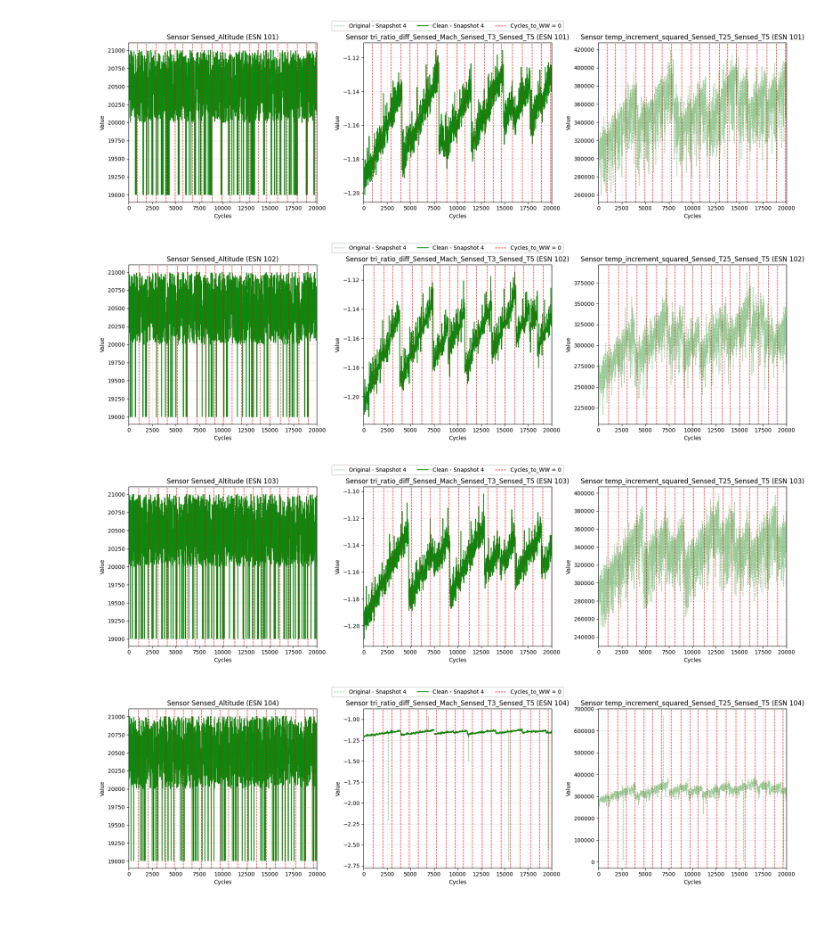
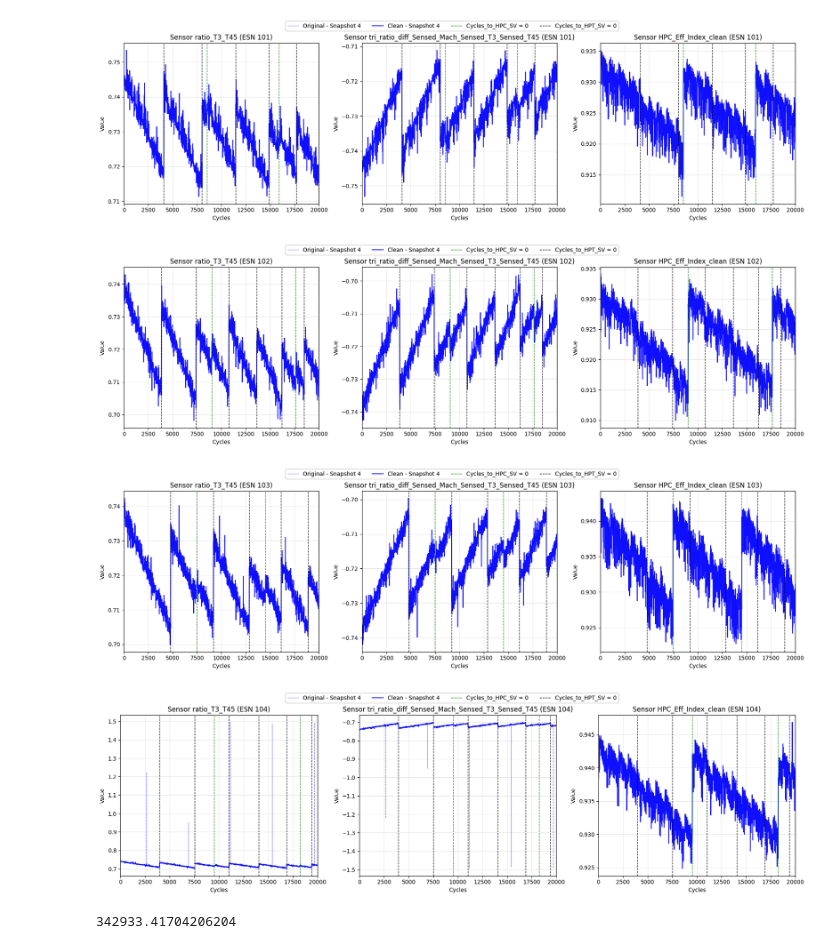
Before and after one commit to SbattellaMattia/PHM-North-America-2025-Conference-Data-Challenge, a Jupyter notebook: 1-Preprocessing/outlier_removal.ipynb, the cells around one changed output. Drawn from its saved outputs; the diff is of its cells as text; code cells hidden in the pictures; blank space fills up the shorter version.

Commit message:
add hample filter for outliers

```diff
--- a/1-Preprocessing/outlier_removal.ipynb
+++ b/1-Preprocessing/outlier_removal.ipynb
@@ -143,7 +95,7 @@ df['ratio_Core_Speed_T5'] = df['Sensed_Core_Speed'] / (df['Sensed_T5'] + 1e-6)
 df['ratio_Ps3_P25'] = df['Sensed_Ps3'] / (df['Sensed_P25'] + 1e-6)
 df['ratio_T3_T5'] = df['Sensed_T3'] / (df['Sensed_T5'] + 1e-6)
 df['ratio_Pt2_Ps3'] = df['Sensed_Pt2'] / (df['Sensed_Ps3'] + 1e-6)
-df['tri_ratio_diff_Sensed_Mach_Sensed_T3_Sensed_T5'] = (df['Sensed_Mach'] - df['Sensed_T3']) / (df['Sensed_T5'] + 1e-6)
+df['tri_ratio_diff_Sensed_Mach_Sensed_T3_Sensed_T45'] = (df['Sensed_Mach'] - df['Sensed_T3']) / (df['Sensed_T45'] + 1e-6)
 # --- 2. Thermodynamic Efficiency Indicators (HPC specific) ---
 # HPC Pressure Ratio (PR)
 df['HPC_PR'] = df['Sensed_Ps3'] / df['Sensed_P25']
@@ -153,34 +105,46 @@ df['HPC_TR'] = df['Sensed_T3'] / df['Sensed_T25']
 gamma = 1.4
 df['HPC_Eff_Index'] = (df['HPC_PR']**((gamma-1)/gamma)) / df['HPC_TR']
 
+
+df['HPC_Eff_Index_clean'] = (
+    df.groupby('ESN')['HPC_Eff_Index']
+      .transform(lambda x: hampel_filter(x))
+)
+df_targeted['HPC_Eff_Index_clean'] = df['HPC_Eff_Index_clean']
+
+
+
 df['Ratio_N1_T45'] = df['Sensed_Fan_Speed'] / (df['Sensed_T45'])
 df['Ratio_N2_WF'] = df['Sensed_Core_Speed'] / (df['Sensed_WFuel'])
 df['HPC_Work_Ratio'] = (df['Sensed_Ps3'] - df['Sensed_P25']) / (df['Sensed_T3'] - df['Sensed_T25'])
 df['N1_N2_Matching'] = df['Sensed_Fan_Speed'] / df['Sensed_Core_Speed']
-df['temp_increment_squared_Sensed_T25_Sensed_T5'] = (df['Sensed_T25'] - df['Sensed_T5'])**2
+df['temp_increment_squared_Sensed_T25_Sensed_T45'] = (df['Sensed_T25'] - df['Sensed_T45'])**2
+# Formula: (Ps3 / P25) / (N_core / sqrt(T25))
+df['HCLI'] = (df['Sensed_Ps3'] / df['Sensed_P25']) / (df['Sensed_Core_Speed'] / np.sqrt(df['Sensed_T25']))
 
 
 
 df_targeted['ratio_T3_T45'] = df_targeted['Sensed_T3'] / (df_targeted['Sensed_T45'] + 1e-6)
-df_targeted['diff_T3_T5'] = df_targeted['Sensed_T3'] - df_targeted['Sensed_T5']
-df_targeted['ratio_Core_Speed_T5'] = df_targeted['Sensed_Core_Speed'] / (df_targeted['Sensed_T5'] + 1e-6)
+df_targeted['diff_T3_T45'] = df_targeted['Sensed_T3'] - df_targeted['Sensed_T45']
+df_targeted['ratio_Core_Speed_T45'] = df_targeted['Sensed_Core_Speed'] / (df_targeted['Sensed_T45'] + 1e-6)
 df_targeted['ratio_Ps3_P25'] = df_targeted['Sensed_Ps3'] / (df_targeted['Sensed_P25'] + 1e-6)
-df_targeted['ratio_T3_T5'] = df_targeted['Sensed_T3'] / (df_targeted['Sensed_T5'] + 1e-6)
+df_targeted['ratio_T3_T45'] = df_targeted['Sensed_T3'] / (df_targeted['Sensed_T45'] + 1e-6)
 df_targeted['ratio_Pt2_Ps3'] = df_targeted['Sensed_Pt2'] / (df_targeted['Sensed_Ps3'] + 1e-6)
-df_targeted['tri_ratio_diff_Sensed_Mach_Sensed_T3_Sensed_T5'] = (df_targeted['Sensed_Mach'] - df_targeted['Sensed_T3']) / (df_targeted['Sensed_T5'] + 1e-6)
-df_targeted['HPC_PR'] = df_targeted['Sensed_Ps3'] / df_targeted['Sensed_P25']
-df_targeted['HPC_TR'] = df_targeted['Sensed_T3'] / df_targeted['Sensed_T25']
-df_targeted['HPC_Eff_Index'] = (df_targeted['HPC_PR']**((gamma-1)/gamma)) / df_targeted['HPC_TR']
+df_targeted['tri_ratio_diff_Sensed_Mach_Sensed_T3_Sensed_T45'] = (df_targeted['Sensed_Mach'] - df_targeted['Sensed_T3']) / (df_targeted['Sensed_T45'] + 1e-6)
+#df_targeted['HPC_PR'] = df_targeted['Sensed_Ps3'] / df_targeted['Sensed_P25']
+#df_targeted['HPC_TR'] = df_targeted['Sensed_T3'] / df_targeted['Sensed_T25']
+#df_targeted['HPC_Eff_Index'] = (df_targeted['HPC_PR']**((gamma-1)/gamma)) / df_targeted['HPC_TR']
 df_targeted['Ratio_N1_T45'] = df_targeted['Sensed_Fan_Speed'] / (df_targeted['Sensed_T45'])
 df_targeted['Ratio_N2_WF'] = df_targeted['Sensed_Core_Speed'] / (df_targeted['Sensed_WFuel'])
 df_targeted['HPC_Work_Ratio'] = (df_targeted['Sensed_Ps3'] - df_targeted['Sensed_P25']) / (df_targeted['Sensed_T3'] - df_targeted['Sensed_T25'])
 df_targeted['N1_N2_Matching'] = df_targeted['Sensed_Fan_Speed'] / df_targeted['Sensed_Core_Speed']
-df_targeted['temp_increment_squared_Sensed_T25_Sensed_T5'] = np.log(df_targeted['Sensed_T25'] - df_targeted['Sensed_T5'])**2
+df_targeted['temp_increment_squared_Sensed_T25_Sensed_T45'] = np.log(df_targeted['Sensed_T25'] - df_targeted['Sensed_T45'])**2
+df_targeted['HCLI'] = (df_targeted['Sensed_Ps3'] / df_targeted['Sensed_P25']) / (df_targeted['Sensed_Core_Speed'] / np.sqrt(df_targeted['Sensed_T25']))
 
-sensor_to_plot = ['Sensed_Altitude', 'tri_ratio_diff_Sensed_Mach_Sensed_T3_Sensed_T5','temp_increment_squared_Sensed_T25_Sensed_T5']
+sensor_to_plot = ['ratio_T3_T45', 'tri_ratio_diff_Sensed_Mach_Sensed_T3_Sensed_T45','HPC_Eff_Index_clean']
 
 snapshots_to_plot = [4]
-colors = {4: 'green'}
+colors = {4: 'blue'}
 
 
 for eid in engine_ids:
@@ -193,14 +157,14 @@ for eid in engine_ids:
     event_cycles = {}
 
 
-    for target in ['Cycles_to_WW','Cycles_to_HPC_SV','Cycles_to_HPT_SV']:
+    for target in ['Cycles_to_HPC_SV', 'Cycles_to_HPT_SV']:
         zero_rows = target_events[target_events[target] == 0]
         if not zero_rows.empty:
             event_cycles[target] = zero_rows['Cycles'].values
 
     event_colors = {
     'Cycles_to_WW': 'red',
-    'Cycles_to_HPC_SV': 'orange',
+    'Cycles_to_HPC_SV': 'green',
     'Cycles_to_HPT_SV': 'black'
     }
 
@@ -234,34 +198,39 @@ for eid in engine_ids:
                     linestyle='--',
                     linewidth=1,
                     color=event_colors[target],
                     alpha=0.9,
                     label=f'{target} = 0'
                 )
 
 
         axes[i].set_xlim(0, 20000)
         axes[i].set_title(f'Sensor {col} (ESN {eid})')
         axes[i].set_xlabel('Cycles')
         axes[i].set_ylabel('Value')
         axes[i].grid(True, alpha=0.3)
         # ---- Legenda unica per tutta la figura ----
         handles, labels = axes[0].get_legend_handles_labels()
 
         # Rimuove duplicati mantenendo l’ordine
         unique = dict(zip(labels, handles))
 
         fig.legend(
             unique.values(),
             unique.keys(),
             loc='upper center',
             ncol=4,
             bbox_to_anchor=(0.5, 1.05)
         )
 
+    #plt.xlim(6000,7000)
     plt.tight_layout()
     plt.show()
+
+diff = df_targeted['Sensed_T25'] - df['Sensed_T25']
+print(diff[df['ESN']==104].abs().max())
 # %% [output]
-[figure, old version]
+[figure, new version]
-[figure, old version]
+[figure, new version]
-[figure, old version]
+[figure, new version]
-[figure, old version]
+[figure, new version]
+342933.41704206204
```
Also changed, not shown: parts of 3 cells of this notebook.
